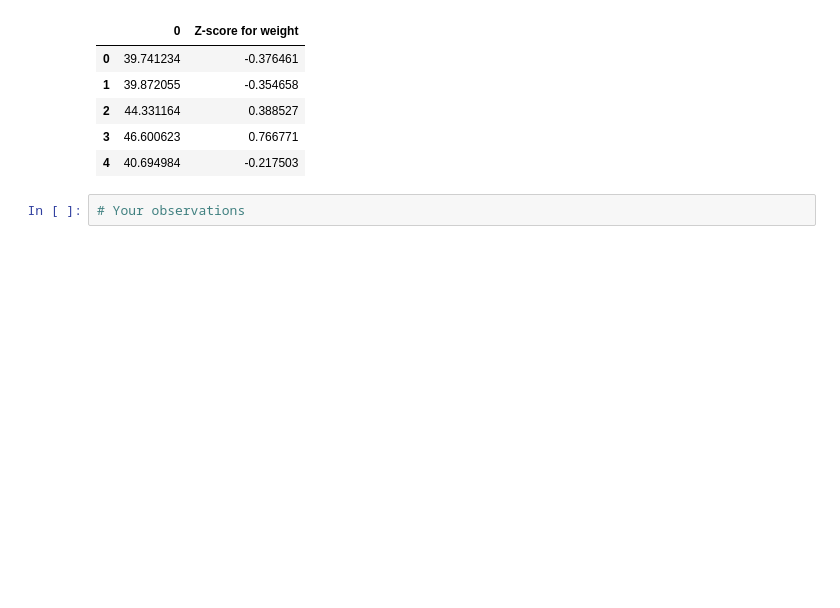
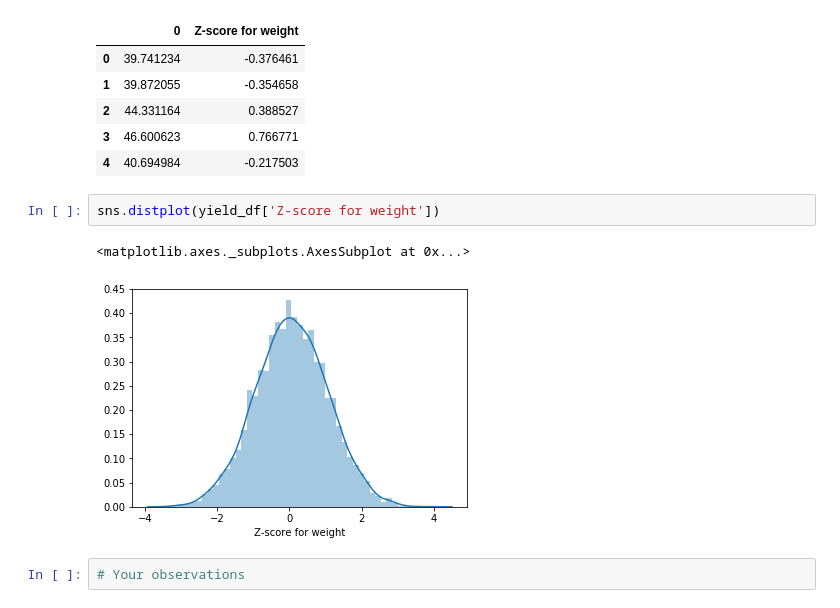
Before and after one commit to MissAle17/dsc-1-09-15-standard-normal-distribution-lab-online-ds-sp-000, a Jupyter notebook: index.ipynb, the cells around one changed output. Cells and saved outputs as stored; diff of their text form; blank space fills up the shorter version.

```diff
--- a/index.ipynb
+++ b/index.ipynb
@@ -111,6 +115,11 @@ yield_df.head()
 | 2 | 44.331164 | 0.388527 |
 | 3 | 46.600623 | 0.766771 |
 | 4 | 40.694984 | -0.217503 |
+# %%
+sns.distplot(yield_df['Z-score for weight'])
+# %% [output]
+<matplotlib.axes._subplots.AxesSubplot at 0x...>
+[figure, added]
 # %%
 # Your observations
 # %% [markdown]
```
Also changed, not shown: parts of 1 cell of this notebook.
